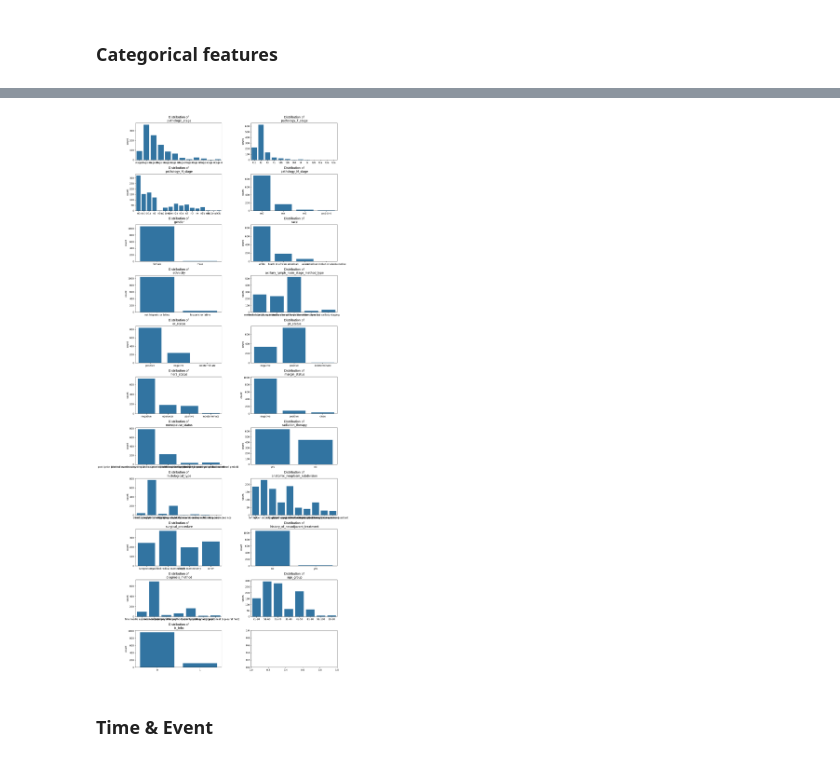
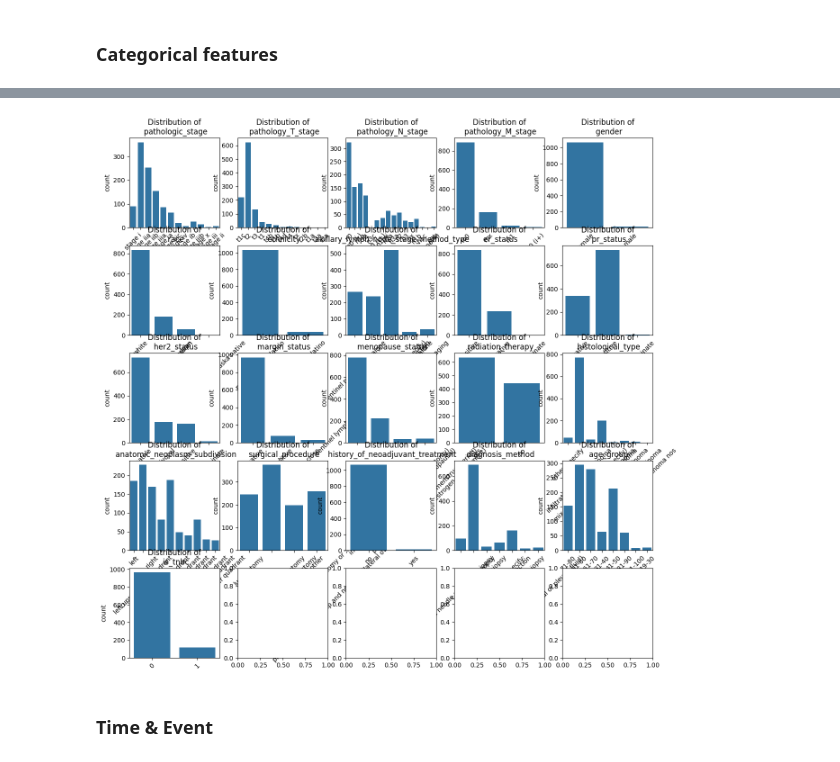
Before and after one commit to ZiyuWang1121/Investigating-machine-learning-methods-for-survival-prediction, a Jupyter notebook: EDA.ipynb, the cells around one changed output, grey strips where cells are left out. Drawn from its saved outputs; the diff is of its cells as text; code cells hidden in the pictures.

```diff
--- a/EDA.ipynb
+++ b/EDA.ipynb
@@ -270,0 +401,34 @@ plt.show()
+# %%
+rest_cols = set(cat_cols).difference(set(tem_cat_cols))
+rest_cols = list(rest_cols)
+rest_cat_cols = cat[rest_cols].columns
+# %%
+# Number of plots in one row
+num_plots = 2
+
+# Calculate the number of rows needed for the subplots
+num_rows = math.ceil(len(rest_cat_cols) / num_plots)
+
+# Create the subplots grid
+fig, axs = plt.subplots(num_rows, num_plots, figsize=(30, num_rows * 5))
+
+# Loop through each column to create count plots
+for i, col_name in enumerate(rest_cat_cols):
+    row = i // num_plots  # Determine the row index
+    col = i % num_plots   # Determine the column index
+
+    # Create a count plot
+    sns.countplot(x=rest_cat_cols[i], data=cat, ax=axs[row, col])
+    axs[row, col].set_title(f'Distribution of\n {rest_cat_cols[i]}')
+
+    # Rotate the x-axis labels if needed
+    axs[row, col].tick_params(axis='x', rotation=45)
+
+    # Remove x label
+    axs[row, col].set_xlabel('')
+
+# Adjust subplot layout to avoid overlap
+plt.tight_layout()  # Automatically adjust subplot parameters for a better fit
+plt.subplots_adjust(hspace=6, wspace=0.4)  # Additional spacing between subplots
+
+plt.show()  # Display the plot
@@ -271,26 +437,33 @@ plt.show()
 # %%
-num_plots = 2  # Number of plots in 1 row
+import math
+import matplotlib.pyplot as plt
+import seaborn as sns
+
+num_plots = 5  # Number of plots in 1 row
 
 # Calculate the number of rows needed for the subplots
 num_rows = math.ceil(len(cat_cols) / num_plots)
 
 fig, axs = plt.subplots(num_rows, num_plots, figsize=(15, num_rows*3))
 
 for i, col in enumerate(cat_cols):
     row = i // num_plots
     col = i % num_plots
 
     # Count plot
     sns.countplot(x=cat_cols[i], data=cat, ax=axs[row, col])
     axs[row, col].set_title(f'Distribution of\n {cat_cols[i]}')
 
+    # Rotate x labels
+    axs[row, col].tick_params(axis='x', rotation=45)
+
     # Remove x label
     axs[row, col].set_xlabel('')
 
 plt.tight_layout()
 plt.show()
 # %% [output]
-[figure, old version]
+[figure, new version]
 # %% [markdown]
 ### Time & Event
 # %%
```
Also changed, not shown: parts of 17 cells of this notebook.
